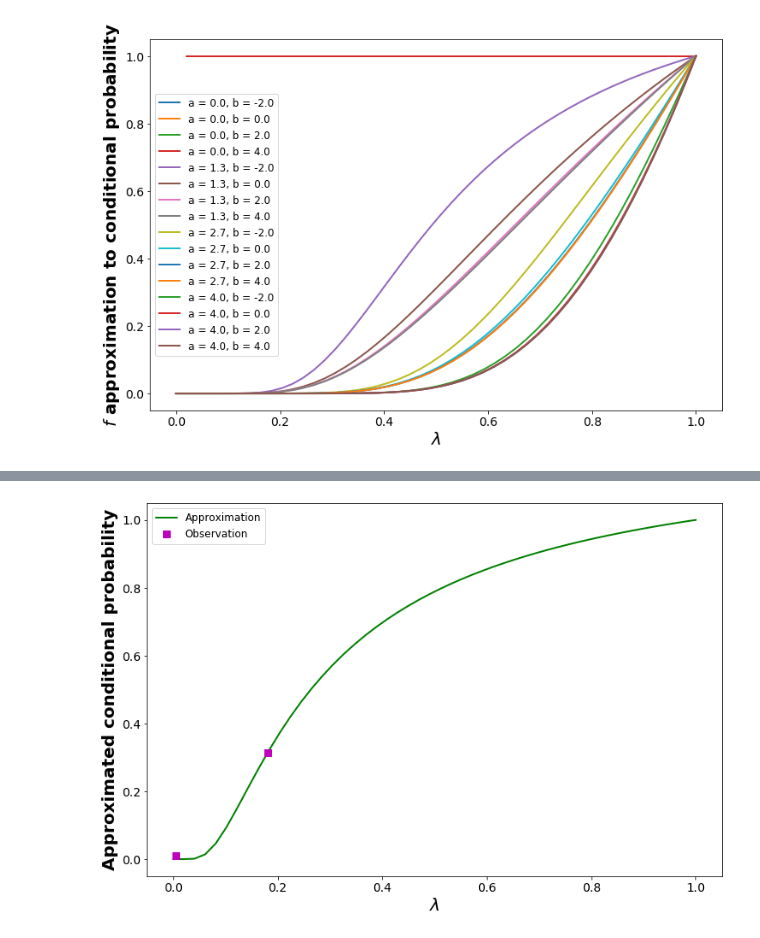
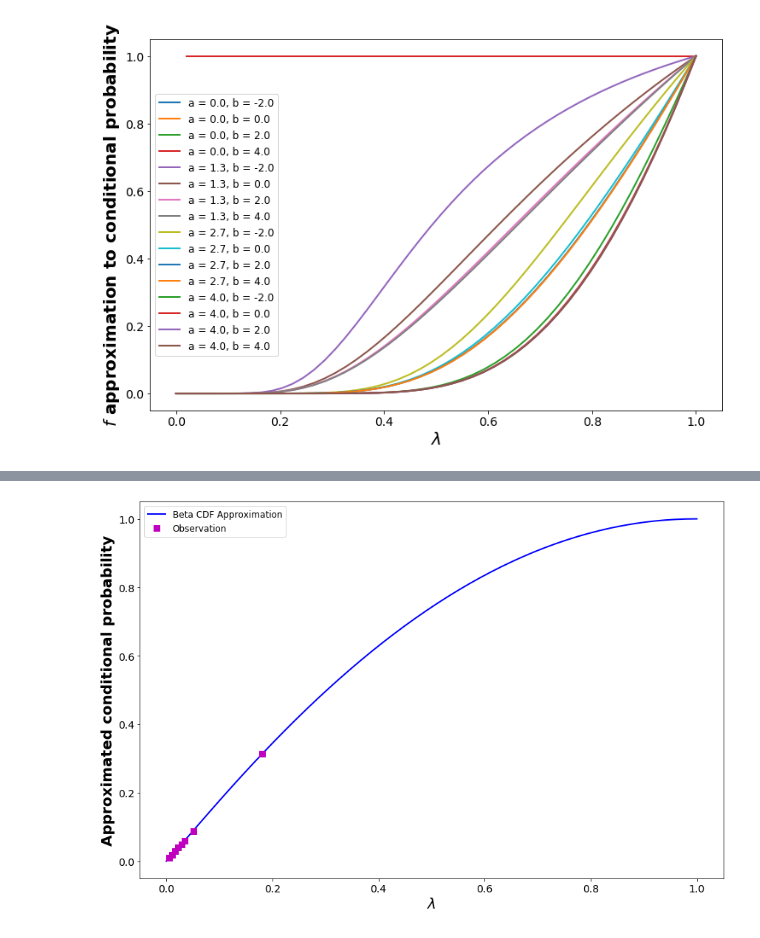
Before and after one commit to zxgcqupt/NTSB_Bayesian_Network, a Jupyter notebook: CPT_estimation.ipynb, the cells around one changed output, grey strips where cells are left out. Cells and saved outputs as stored; diff of their text form; code cells hidden in the pictures.

Commit message:
Use the CDF of beta distribution to approximate conditional probabilities

```diff
--- a/CPT_estimation.ipynb
+++ b/CPT_estimation.ipynb
@@ -51,3 +37,0 @@ reg.score(x, y)
-# %%
-a = reg.coef_
-a
@@ -56,3 +37,0 @@ array([[-21.88154608]])
-# %%
-b = reg.intercept_
-b
@@ -61 +38,21 @@ array([4.73874507])
+# %%
+import scipy.stats
+
+def obj(x):
+    diff = (1 + np.exp(x[0]+x[1]))/(1 + np.exp(x[0]/lambda_ + x[1])) - probs
+    return np.sum(diff**2)
+
+def obj_normal(x):
+    diff = scipy.stats.norm.cdf(lambda_, loc = x[0], scale = x[1]) - probs
+    return np.sum(diff**2)
+
+def obj_beta(x):
+    diff = scipy.stats.beta.cdf(lambda_, a = x[0], b = x[1]) - probs
+    return np.sum(diff**2)
+
+def f_normal(x, a, b):
+    return scipy.stats.norm.cdf(x, loc = a, scale = b)
+
+def f_beta(x, a, b):
+    return scipy.stats.beta.cdf(x, a = a, b = b)
 # %%
@@ -85,0 +92,4 @@ b = res.x[1]
+# %%
+x_0 = [2, 1]
+res_beta = minimize(obj_beta, x_0, method='Nelder-Mead', tol=1e-6)
+res_beta
@@ -86,16 +107,29 @@ b = res.x[1]
 # %%
 x__ = np.linspace(0, 1, 50)
 
 plt.figure(figsize=(12, 8))
 ax = plt.subplot(111)
 
-plt.plot(x__, f(x__, a, b).flatten(), 'g', linewidth = '2', label = 'Approximation')
+#a = res.x[0]
+#b = res.x[1]
+#plt.plot(x__, f(x__, a, b).flatten(), 'g', linewidth = '2', label = 'Proposed Approximation')
+
+
+#a_normal = res_normal.x[0]
+#b_normal = res_normal.x[1]
+#plt.plot(x__, f_normal(x__, a_normal, b_normal).flatten(), 'r', linewidth = '2', label = 'Normal CDF Approximation')
+
+a_beta = res_beta.x[0]
+b_beta = res_beta.x[1]
+plt.plot(x__, f_beta(x__, a_beta, b_beta).flatten(), 'b', linewidth = '2', label = 'Beta CDF Approximation')
+
 plt.plot(lambda_, probs, 'ms', markersize = 8, label = 'Observation')
 
 plt.xlabel('$\lambda$', fontsize = 20, fontweight = 'bold')
 plt.ylabel('Approximated conditional probability', fontsize = 20, fontweight = 'bold')
 plt.legend(loc=0, prop={'size': 12})
 ax.tick_params(axis='both', which='major', labelsize=14)
+plt.tight_layout()
 plt.savefig('cpt_demo.pdf')
 # %% [output]
-[figure, old version]
+[figure, new version]
```
Also changed, not shown: parts of 15 cells of this notebook, 7 other files.
